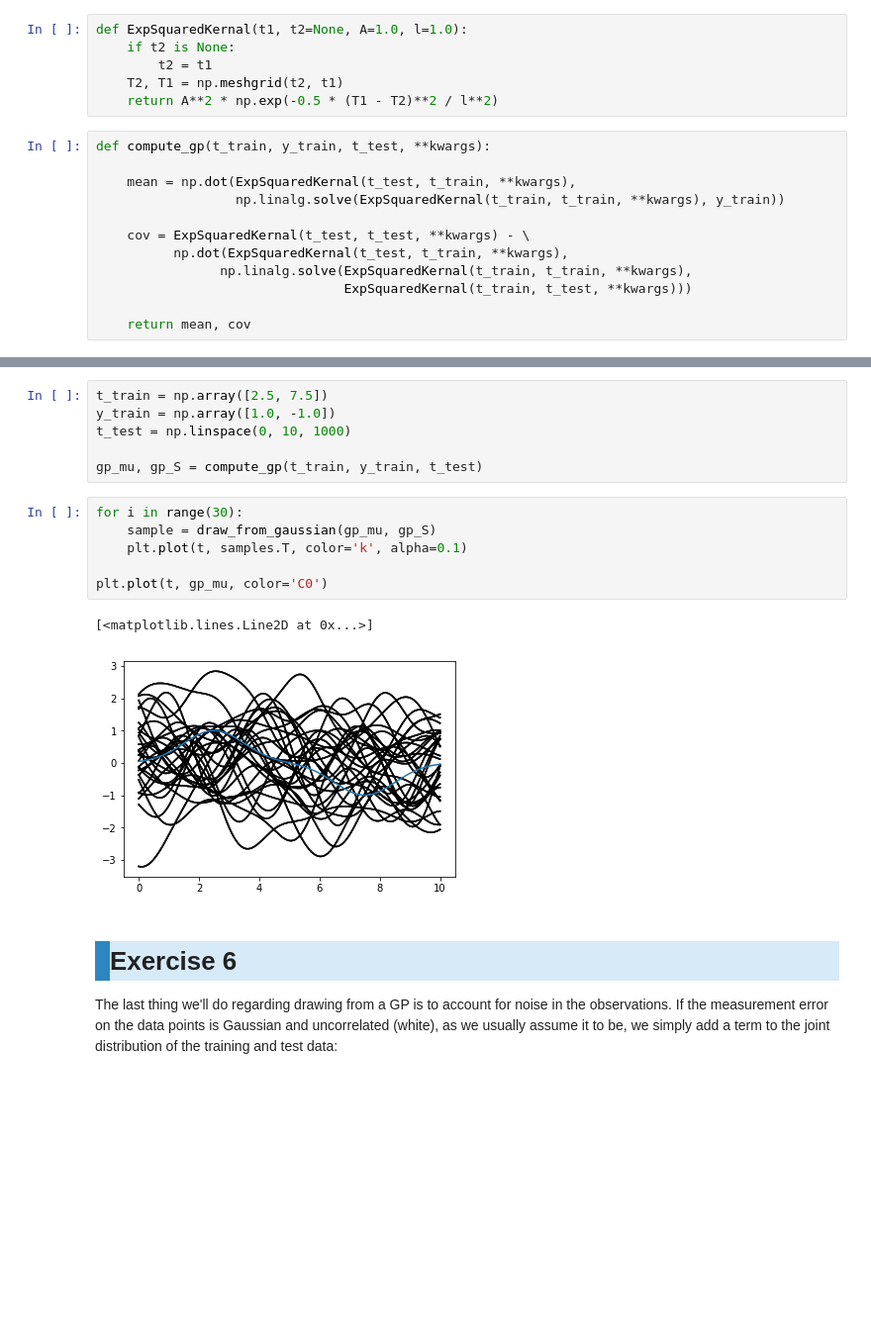
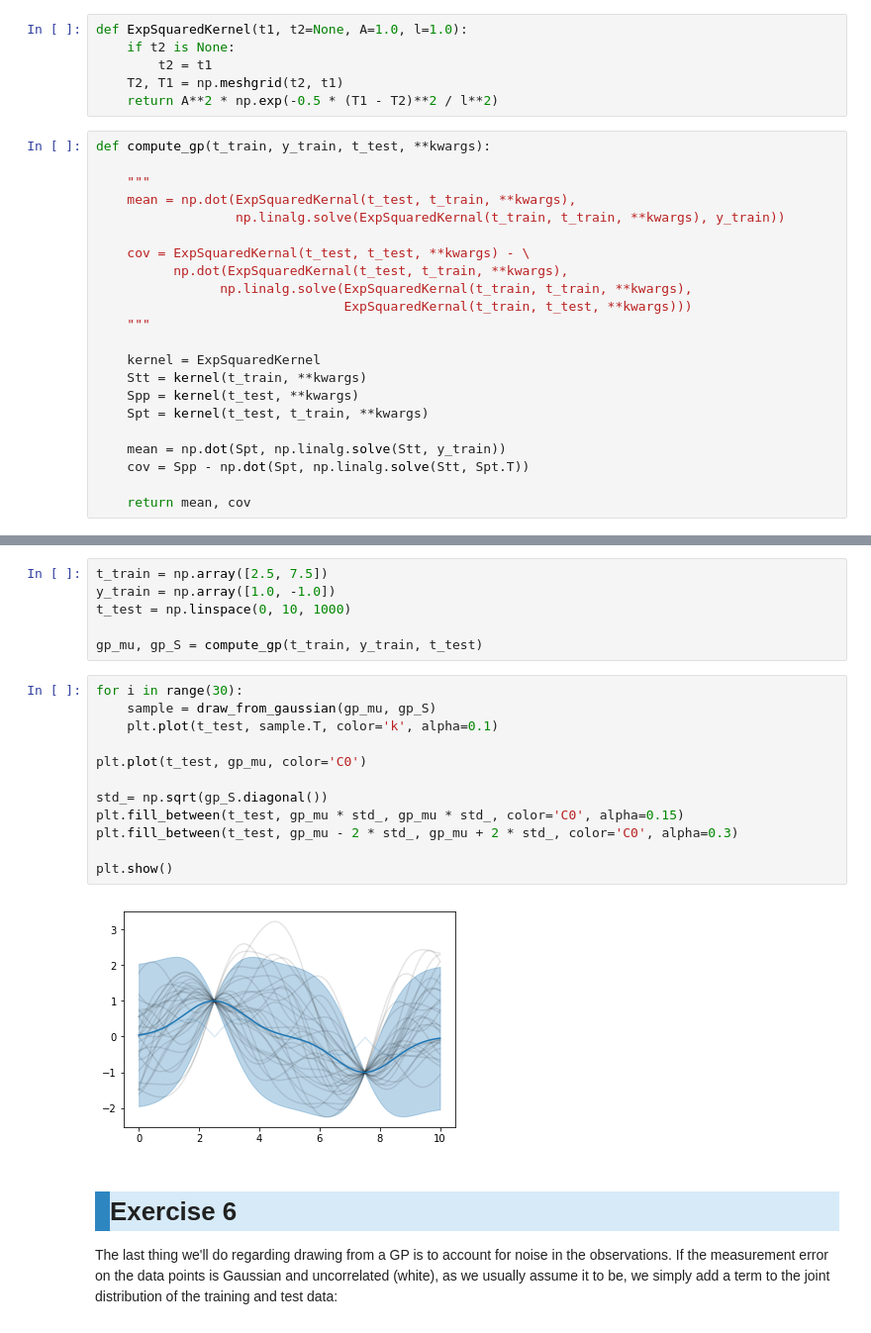
Before and after one commit to rmorgan10/LSSTC-DSFP-Sessions, a Jupyter notebook: Session9/Day1/gps/01-Introduction.ipynb, the cells around one changed output, grey strips where cells are left out. Shown at 99% size. Cells and saved outputs as stored; diff of their text form; blank space fills up the shorter version.

```diff
--- a/Session9/Day1/gps/01-Introduction.ipynb
+++ b/Session9/Day1/gps/01-Introduction.ipynb
@@ -255,7 +255,7 @@ Show that when $t_\star = t$, the mean and covariance of the GP for $y_\star$ gi
 
 Define a function ``compute_gp(t_train, y_train, t_test, **kwargs)`` that returns the mean and covariance of the Gaussian process for ``y_test(t_test)`` conditioned on ``y_train(t_train)``. The ``**kwargs`` are for additional optional keyword arguments passed directly to the kernel (in this simple case, ``A`` and ``l``). You will need to re-define the ``ExpSquaredKernel`` to take *two* timeseries as inputs so you can compute the covariance between $t$ and $t_\star$.
 # %%
-def ExpSquaredKernal(t1, t2=None, A=1.0, l=1.0):
+def ExpSquaredKernel(t1, t2=None, A=1.0, l=1.0):
     if t2 is None:
         t2 = t1
     T2, T1 = np.meshgrid(t2, t1)
@@ -263,6 +263,7 @@ def ExpSquaredKernal(t1, t2=None, A=1.0, l=1.0):
 # %%
 def compute_gp(t_train, y_train, t_test, **kwargs):
 
+    """
     mean = np.dot(ExpSquaredKernal(t_test, t_train, **kwargs),
                   np.linalg.solve(ExpSquaredKernal(t_train, t_train, **kwargs), y_train))
 
@@ -270,6 +271,15 @@ def compute_gp(t_train, y_train, t_test, **kwargs):
           np.dot(ExpSquaredKernal(t_test, t_train, **kwargs),
                 np.linalg.solve(ExpSquaredKernal(t_train, t_train, **kwargs),
                                 ExpSquaredKernal(t_train, t_test, **kwargs)))
+    """
+
+    kernel = ExpSquaredKernel
+    Stt = kernel(t_train, **kwargs)
+    Spp = kernel(t_test, **kwargs)
+    Spt = kernel(t_test, t_train, **kwargs)
+
+    mean = np.dot(Spt, np.linalg.solve(Stt, y_train))
+    cov = Spp - np.dot(Spt, np.linalg.solve(Stt, Spt.T))
 
     return mean, cov
 # %% [markdown]
@@ -295,12 +305,17 @@ gp_mu, gp_S = compute_gp(t_train, y_train, t_test)
 # %%
 for i in range(30):
     sample = draw_from_gaussian(gp_mu, gp_S)
-    plt.plot(t, samples.T, color='k', alpha=0.1)
+    plt.plot(t_test, sample.T, color='k', alpha=0.1)
 
-plt.plot(t, gp_mu, color='C0')
+plt.plot(t_test, gp_mu, color='C0')
+
+std_= np.sqrt(gp_S.diagonal())
+plt.fill_between(t_test, gp_mu * std_, gp_mu * std_, color='C0', alpha=0.15)
+plt.fill_between(t_test, gp_mu - 2 * std_, gp_mu + 2 * std_, color='C0', alpha=0.3)
+
+plt.show()
 # %% [output]
-[<matplotlib.lines.Line2D at 0x...>]
-[figure, old version]
+[figure, new version]
 # %% [markdown]
 <div style="background-color: #D6EAF8; border-left: 15px solid #2E86C1;">
     <h1 style="line-height:2.5em; margin-left:1em;">Exercise 6</h1>
```
Also changed, not shown: parts of 3 cells of this notebook, 1 other file.
